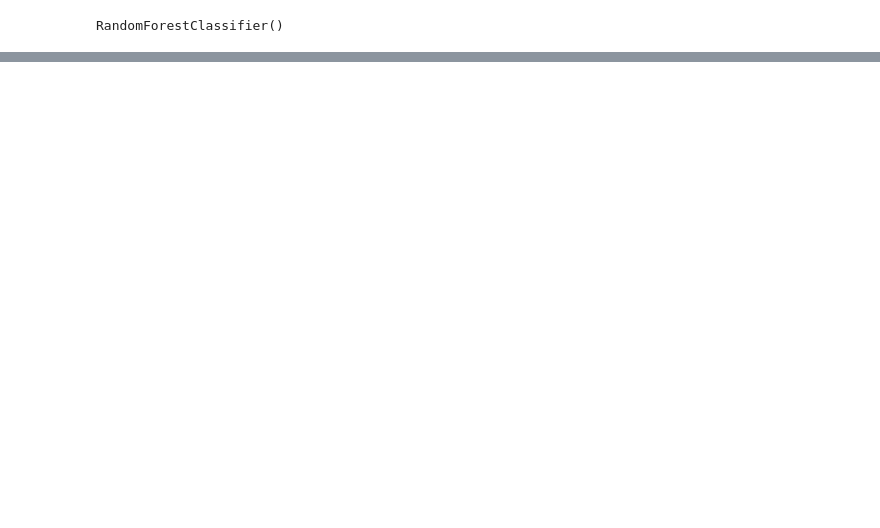
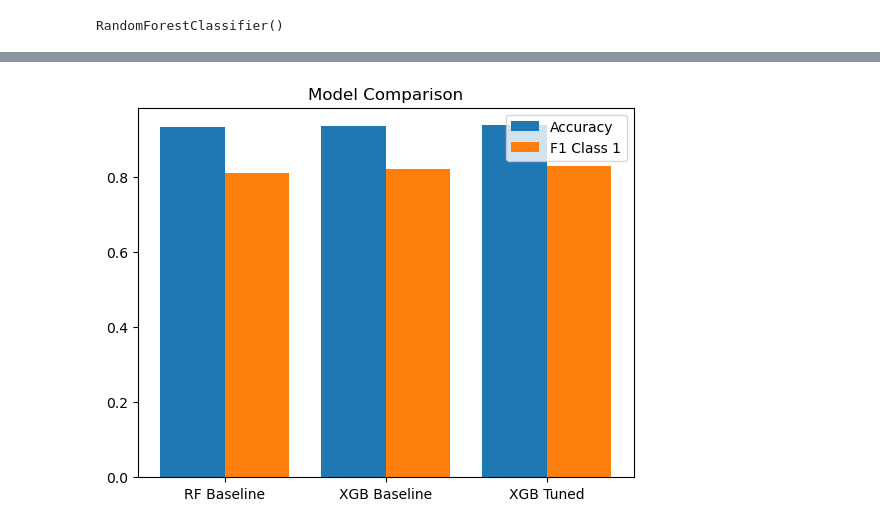
Before and after one commit to viragdiana/Exploring-Mental-Health-Data, a Jupyter notebook: Predicting Mental Health - Preprocessing.ipynb, the cells around one changed output, grey strips where cells are left out. Cells and saved outputs as stored; diff of their text form; code cells hidden in the pictures; blank space fills up the shorter version.

```diff
--- a/Predicting Mental Health - Preprocessing.ipynb
+++ b/Predicting Mental Health - Preprocessing.ipynb
@@ -184,0 +332,3 @@ weighted avg       0.93      0.93      0.93     35175
+# %%
+rf_balanced = RandomForestClassifier(class_weight = 'balanced')
+rf_balanced.fit(X_tr, y_tr)
@@ -184,0 +367,3 @@ weighted avg       0.93      0.93      0.93     35175
+# %%
+xgb = XGBClassifier(random_state = 42)
+xgb.fit(X_tr, y_tr)
@@ -184,0 +402,20 @@ weighted avg       0.93      0.93      0.93     35175
+# %%
+xgb_tuned = XGBClassifier()
+param_grid = {
+    'n_estimators' : [100, 200, 300],
+    'max_depth' : [3, 5 , 7],
+    'learning_rate' : [0.05, 0.1, 0.2],
+    'subsample' : [0.7, 0.8, 1.0],
+    'scale_pos_weight' : [1, 3, 4.5]
+}
+xgb_search = RandomizedSearchCV(
+    xgb_tuned,
+    param_grid,
+    cv = 5,
+    scoring = 'f1',
+    n_iter = 20,
+    n_jobs = -1,
+    random_state = 42
+)
+# %%
+xgb_search.fit(X_tr, y_tr)
@@ -184,0 +475,14 @@ weighted avg       0.93      0.93      0.93     35175
+# %%
+models = ['RF Baseline', 'XGB Baseline', 'XGB Tuned']
+accuracies = [rf.score(X_val, y_val), xgb.score(X_val, y_val), xgb_search.best_estimator_.score(X_val, y_val)]
+f1_scores = [0.81, 0.82, 0.83]  # class 1 F1 from reports
+
+x = np.arange(len(models))
+plt.bar(x - 0.2, accuracies, 0.4, label='Accuracy')
+plt.bar(x + 0.2, f1_scores, 0.4, label='F1 Class 1')
+plt.xticks(x, models)
+plt.legend()
+plt.title('Model Comparison')
+plt.show()
+# %% [output]
+[figure, added]
```
Also changed, not shown: parts of 31 cells of this notebook.
